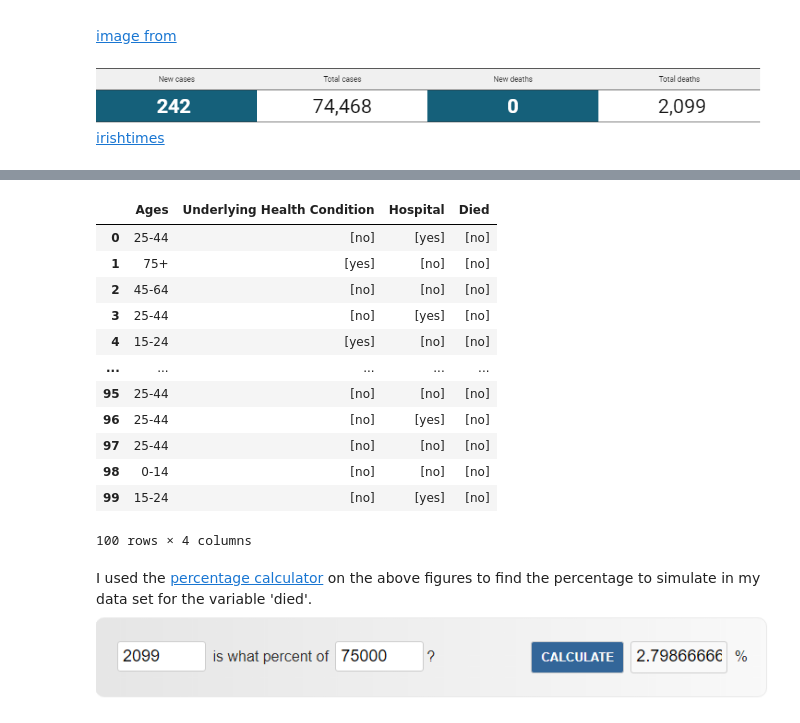
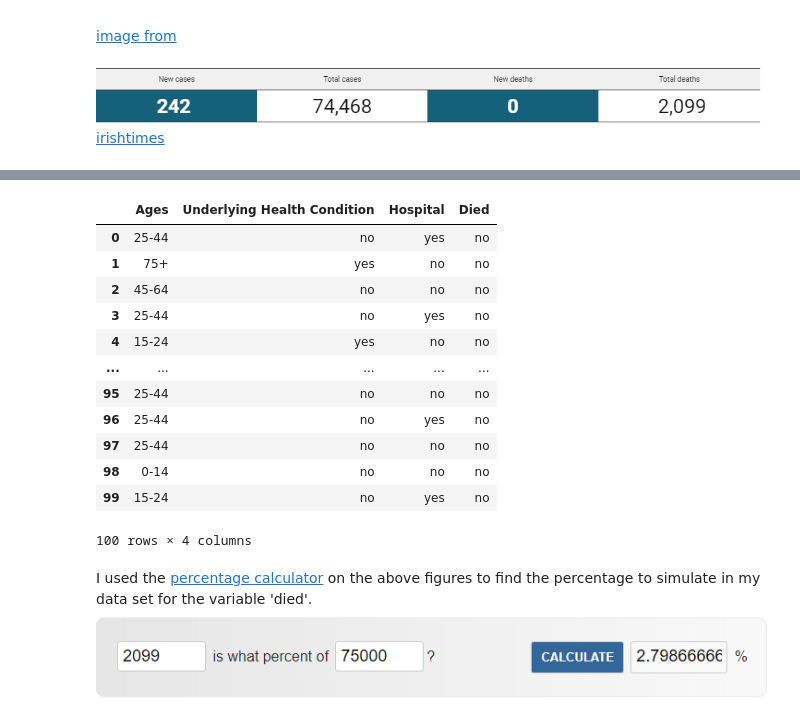
Before and after one commit to AineNicD/simulating-data, a Jupyter notebook: simulating-data.ipynb, the cells around one changed output, grey strips where cells are left out. Saved outputs shown, nothing was run; the diff lists cells and outputs as text; code cells hidden in the pictures.

```diff
--- a/simulating-data.ipynb
+++ b/simulating-data.ipynb
@@ -525,0 +530,3 @@ dfsample
+# %%
+dfsample['Underlying Health Condition'] = dfsample['Underlying Health Condition'].str[0]
+dfsample
@@ -554,7 +575,8 @@ def label_Hospitals (row):
    if row['Ages'] == '75+' :
       return np.random.choice(Hospital, 1, p = [0.36, 0.64])
 # %%
-dfsample['Hospital'] = dfsample.apply (lambda row: label_Hospitals(row), axis=1)
+dfsample['Hospital'] = dfsample.apply ( lambda row: label_Hospitals(row), axis=1)
+dfsample['Hospital'] = dfsample['Hospital'].str[0]
 dfsample
 # %% [output]
 |  | Ages | Underlying Health Condition | Hospital |
@@ -605,20 +627,21 @@ def label_die (row):
       return np.random.choice(Died, 1, p = [0.49, 0.51])
 # %%
 dfsample['Died'] = dfsample.apply (lambda row: label_die(row), axis=1)
+dfsample['Died'] = dfsample['Died'].str[0]
 dfsample
 # %% [output]
 |  | Ages | Underlying Health Condition | Hospital | Died |
-| 0 | 25-44 | [no] | [yes] | [no] |
-| 1 | 75+ | [yes] | [no] | [no] |
-| 2 | 45-64 | [no] | [no] | [no] |
-| 3 | 25-44 | [no] | [yes] | [no] |
-| 4 | 15-24 | [yes] | [no] | [no] |
+| 0 | 25-44 | no | yes | no |
+| 1 | 75+ | yes | no | no |
+| 2 | 45-64 | no | no | no |
+| 3 | 25-44 | no | yes | no |
+| 4 | 15-24 | yes | no | no |
 | ... | ... | ... | ... | ... |
-| 95 | 25-44 | [no] | [no] | [no] |
-| 96 | 25-44 | [no] | [yes] | [no] |
-| 97 | 25-44 | [no] | [no] | [no] |
-| 98 | 0-14 | [no] | [no] | [no] |
-| 99 | 15-24 | [no] | [yes] | [no] |
+| 95 | 25-44 | no | no | no |
+| 96 | 25-44 | no | yes | no |
+| 97 | 25-44 | no | no | no |
+| 98 | 0-14 | no | no | no |
+| 99 | 15-24 | no | yes | no |
 100 rows × 4 columns
 # %% [markdown]
 I used the [percentage calculator](https://percentagecalculator.net/) on the above figures to find the percentage to simulate in my data set for the variable 'died'.
```
Also changed, not shown: parts of 32 cells of this notebook.
